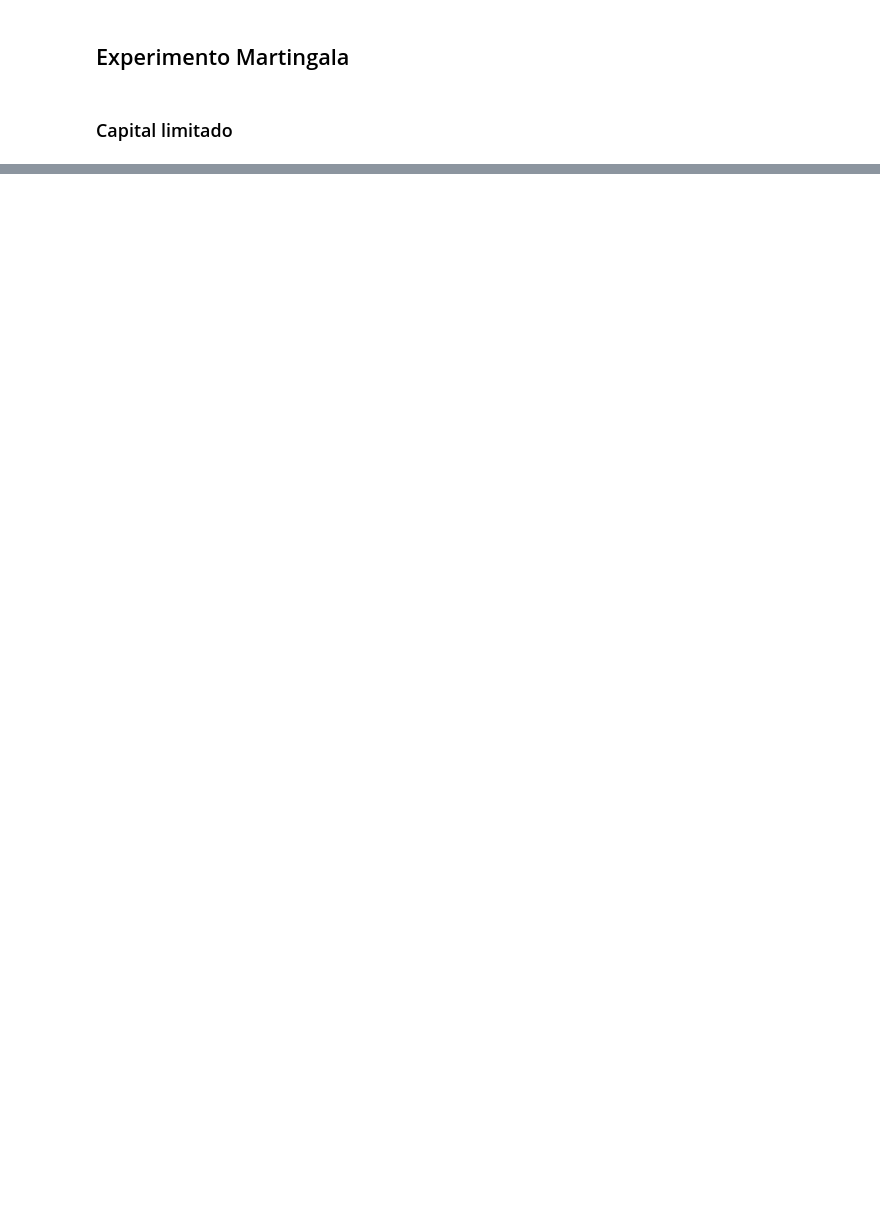
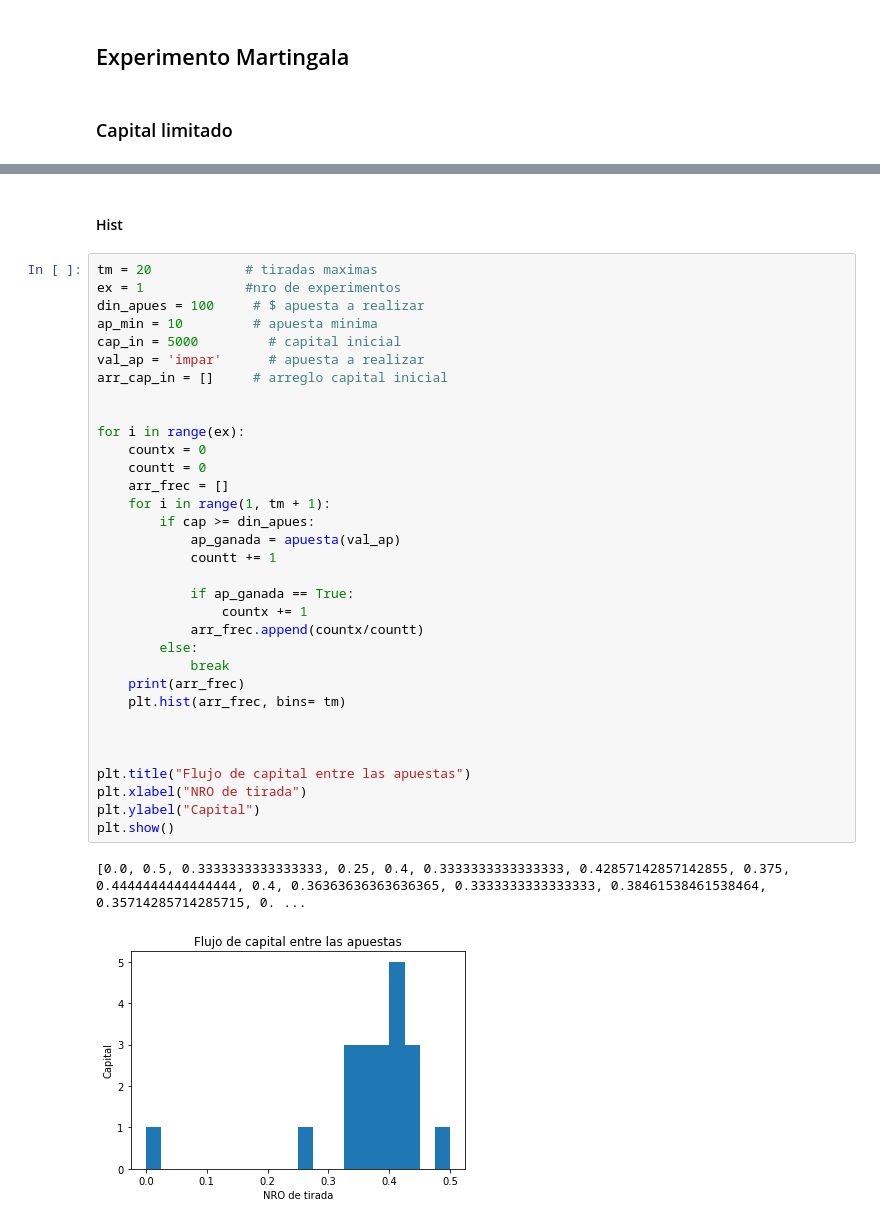
Before and after one commit to alejaz92/facultad, a Jupyter notebook: TP1.2 - Ruleta.ipynb, the cells around one changed output, grey strips where cells are left out. Cells and saved outputs as stored; diff of their text form; blank space fills up the shorter version.

```diff
--- a/TP1.2 - Ruleta.ipynb
+++ b/TP1.2 - Ruleta.ipynb
@@ -185,0 +182,38 @@ plt.plot(arr_cap)
+# %% [markdown]
+#### Hist
+# %%
+tm = 20            # tiradas maximas
+ex = 1             #nro de experimentos
+din_apues = 100     # $ apuesta a realizar
+ap_min = 10         # apuesta minima
+cap_in = 5000         # capital inicial
+val_ap = 'impar'      # apuesta a realizar
+arr_cap_in = []     # arreglo capital inicial
+
+
+for i in range(ex):
+    countx = 0
+    countt = 0
+    arr_frec = []
+    for i in range(1, tm + 1):
+        if cap >= din_apues:
+            ap_ganada = apuesta(val_ap)
+            countt += 1
+
+            if ap_ganada == True:
+                countx += 1
+            arr_frec.append(countx/countt)
+        else:
+            break
+    print(arr_frec)
+    plt.hist(arr_frec, bins= tm)
+
+
+
+plt.title("Flujo de capital entre las apuestas")
+plt.xlabel("NRO de tirada")
+plt.ylabel("Capital")
+plt.show()
+# %% [output]
+[0.0, 0.5, 0.3333333333333333, 0.25, 0.4, 0.3333333333333333, 0.42857142857142855, 0.375, 0.4444444444444444, 0.4, 0.36363636363636365, 0.3333333333333333, 0.38461538461538464, 0.35714285714285715, 0. ...
+[figure, added]
```
Also changed, not shown: parts of 28 cells of this notebook, 1 other file.
